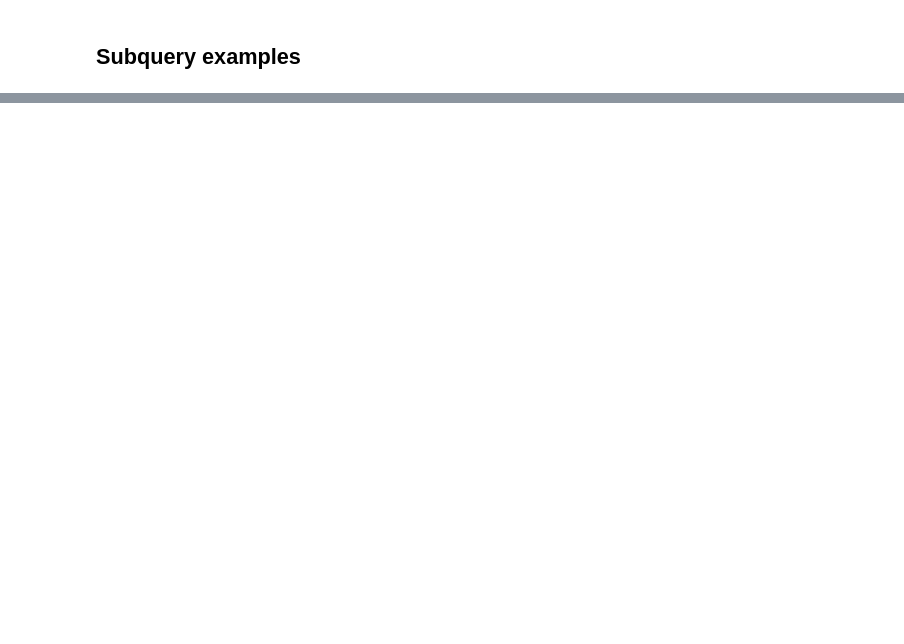
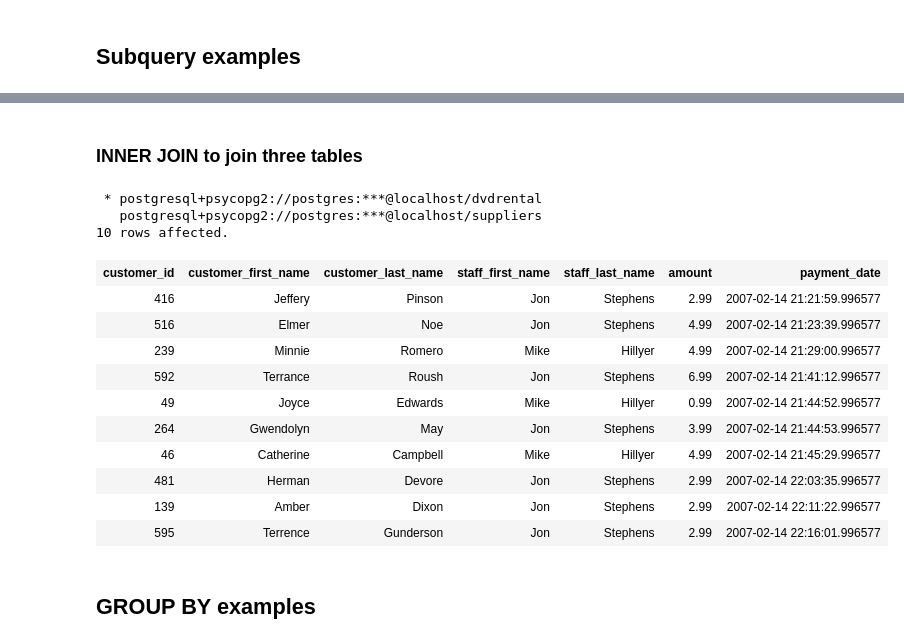
Before and after one commit to nafisa-samia/PostgreSQL-Database-Connection-Using-Python, a Jupyter notebook: Assignment Database Nafisa.ipynb, the cells around one changed output, grey strips where cells are left out. Saved outputs shown, nothing was run; the diff lists cells and outputs as text; code cells hidden in the pictures; blank space fills up the shorter version.

```diff
--- a/Assignment Database Nafisa.ipynb
+++ b/Assignment Database Nafisa.ipynb
@@ -861,0 +1099,37 @@ FETCH FIRST 5 ROW ONLY;
+# %% [markdown]
+### INNER JOIN to join three tables
+# %%
+%%sql
+SELECT
+    c.customer_id,
+    c.first_name customer_first_name,
+    c.last_name customer_last_name,
+    s.first_name staff_first_name,
+    s.last_name staff_last_name,
+    amount,
+    payment_date
+FROM
+    customer c
+INNER JOIN payment p
+    ON p.customer_id = c.customer_id
+INNER JOIN staff s
+    ON p.staff_id = s.staff_id
+ORDER BY payment_date
+FETCH FIRST 10 ROW ONLY;
+# %% [output]
+ * postgresql+psycopg2://postgres:***@localhost/dvdrental
+   postgresql+psycopg2://postgres:***@localhost/suppliers
+10 rows affected.
+| customer_id | customer_first_name | customer_last_name | staff_first_name | staff_last_name | amount | payment_date |
+| 416 | Jeffery | Pinson | Jon | Stephens | 2.99 | 2007-02-14 21:21:59.996577 |
+| 516 | Elmer | Noe | Jon | Stephens | 4.99 | 2007-02-14 21:23:39.996577 |
+| 239 | Minnie | Romero | Mike | Hillyer | 4.99 | 2007-02-14 21:29:00.996577 |
+| 592 | Terrance | Roush | Jon | Stephens | 6.99 | 2007-02-14 21:41:12.996577 |
+| 49 | Joyce | Edwards | Mike | Hillyer | 0.99 | 2007-02-14 21:44:52.996577 |
+| 264 | Gwendolyn | May | Jon | Stephens | 3.99 | 2007-02-14 21:44:53.996577 |
+| 46 | Catherine | Campbell | Mike | Hillyer | 4.99 | 2007-02-14 21:45:29.996577 |
+| 481 | Herman | Devore | Jon | Stephens | 2.99 | 2007-02-14 22:03:35.996577 |
+| 139 | Amber | Dixon | Jon | Stephens | 2.99 | 2007-02-14 22:11:22.996577 |
+| 595 | Terrence | Gunderson | Jon | Stephens | 2.99 | 2007-02-14 22:16:01.996577 |
+# %% [markdown]
+## GROUP BY examples
```
Also changed, not shown: parts of 66 cells of this notebook.
